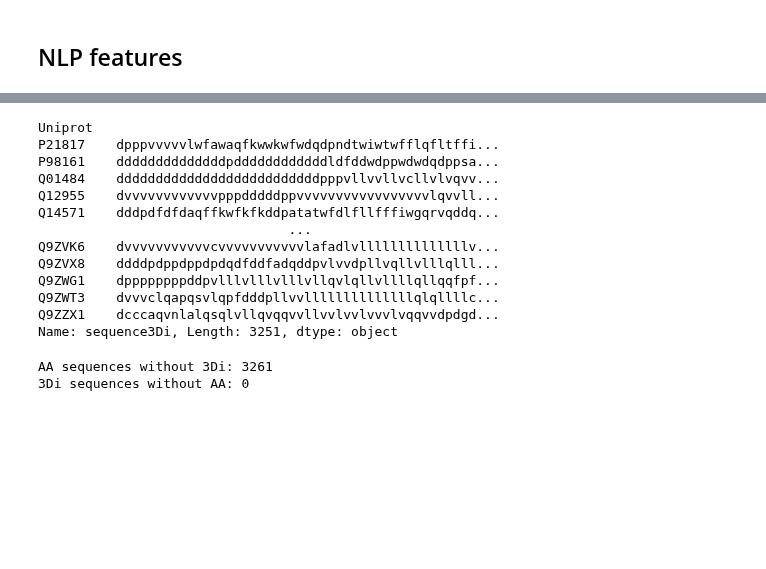
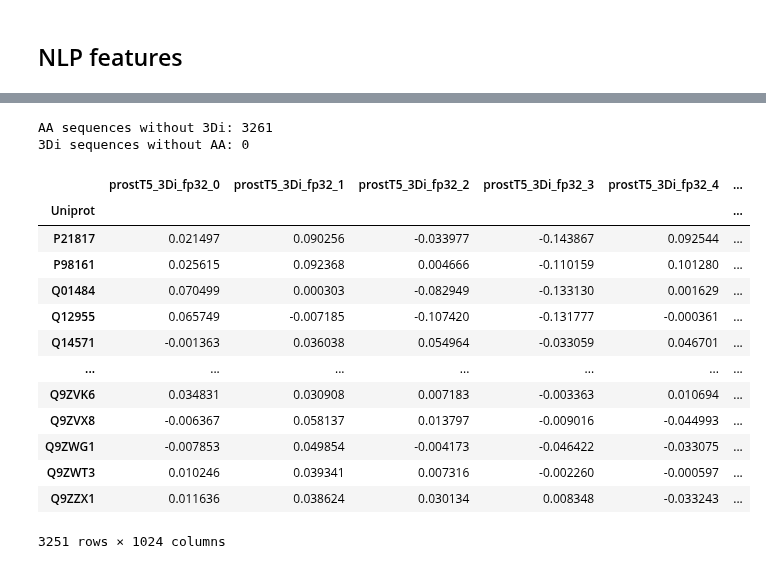
Before and after one commit to adenger/subpred_dl, a Jupyter notebook: notebooks/svm_tests.ipynb, the cells around one changed output, grey strips where cells are left out. Cells and saved outputs as stored; diff of their text form; code cells hidden in the pictures; blank space fills up the shorter version.

```diff
--- a/notebooks/svm_tests.ipynb
+++ b/notebooks/svm_tests.ipynb
@@ -370,40 +219,22 @@ all_sequences = dataset_meta[0].sequence
 # %%
 from subpred.util import load_data
 
+all_sequences = dataset_meta[0].sequence
+
 sequences_3Di_all = load_data("3Di_alphafold4")
-
 
 all_sequences_3Di = sequences_3Di_all[
     sequences_3Di_all.index.isin(all_sequences.index)
 ].sequence3Di
-all_sequences_3Di
+
+print(
+    "AA sequences without 3Di:",
+    len(set(all_sequences.index) - set(all_sequences_3Di.index)),
+)
+print(
+    "3Di sequences without AA:",
+    len(set(all_sequences_3Di.index) - set(all_sequences.index)),
+)
 # %% [output]
-Uniprot
-P21817    dpppvvvvvlwfawaqfkwwkwfwdqdpndtwiwtwfflqfltffi...
-P98161    ddddddddddddddpddddddddddddldfddwdppwdwdqdppsa...
-Q01484    ddddddddddddddddddddddddddpppvllvvllvcllvlvqvv...
-Q12955    dvvvvvvvvvvvvpppdddddppvvvvvvvvvvvvvvvvvlqvvll...
-Q14571    dddpdfdfdaqffkwfkfkddpatatwfdlfllfffiwgqrvqddq...
-                                ...
-Q9ZVK6    dvvvvvvvvvvvcvvvvvvvvvvvlafadlvllllllllllllllv...
-Q9ZVX8    ddddpdppdppdpdqdfddfadqddpvlvvdpllvqllvlllqlll...
-Q9ZWG1    dppppppppddpvlllvlllvlllvllqvlqllvllllqllqqfpf...
-Q9ZWT3    dvvvclqapqsvlqpfdddpllvvllllllllllllllqlqllllc...
-Q9ZZX1    dcccaqvnlalqsqlvllqvqqvvllvvlvvlvvvlvqqvvdpdgd...
-Name: sequence3Di, Length: 3251, dtype: object
+AA sequences without 3Di: 3261
+3Di sequences without AA: 0
-# %%
-print(
-    "AA sequences without 3Di:",
-    len(set(all_sequences.index) - set(all_sequences_3Di.index)),
-)
-print(
-    "3Di sequences without AA:",
-    len(set(all_sequences_3Di.index) - set(all_sequences.index)),
-)
-
-# TODO why
-
-# TODO test feature names
-# %% [output]
-AA sequences without 3Di: 3261
-3Di sequences without AA: 0
@@ -428,3 +267,20 @@ sequences_embeddings_prostT5_AA = get_nlp_features(
 sequences_embeddings_prostT5_3Di = get_nlp_features(
     all_sequences_3Di, model="prostT5", sequence_type="3Di", half_precision=False
 )
+# %%
+sequences_embeddings_prostT5_3Di
+# %% [output]
+|  | prostT5_3Di_fp32_0 | prostT5_3Di_fp32_1 | prostT5_3Di_fp32_2 | prostT5_3Di_fp32_3 | prostT5_3Di_fp32_4 | ... |
+| Uniprot |  |  |  |  |  | ... |
+| P21817 | 0.021497 | 0.090256 | -0.033977 | -0.143867 | 0.092544 | ... |
+| P98161 | 0.025615 | 0.092368 | 0.004666 | -0.110159 | 0.101280 | ... |
+| Q01484 | 0.070499 | 0.000303 | -0.082949 | -0.133130 | 0.001629 | ... |
+| Q12955 | 0.065749 | -0.007185 | -0.107420 | -0.131777 | -0.000361 | ... |
+| Q14571 | -0.001363 | 0.036038 | 0.054964 | -0.033059 | 0.046701 | ... |
+| ... | ... | ... | ... | ... | ... | ... |
+| Q9ZVK6 | 0.034831 | 0.030908 | 0.007183 | -0.003363 | 0.010694 | ... |
+| Q9ZVX8 | -0.006367 | 0.058137 | 0.013797 | -0.009016 | -0.044993 | ... |
+| Q9ZWG1 | -0.007853 | 0.049854 | -0.004173 | -0.046422 | -0.033075 | ... |
+| Q9ZWT3 | 0.010246 | 0.039341 | 0.007316 | -0.002260 | -0.000597 | ... |
+| Q9ZZX1 | 0.011636 | 0.038624 | 0.030134 | 0.008348 | -0.033243 | ... |
+3251 rows × 1024 columns
```
Also changed, not shown: parts of 11 cells of this notebook.
